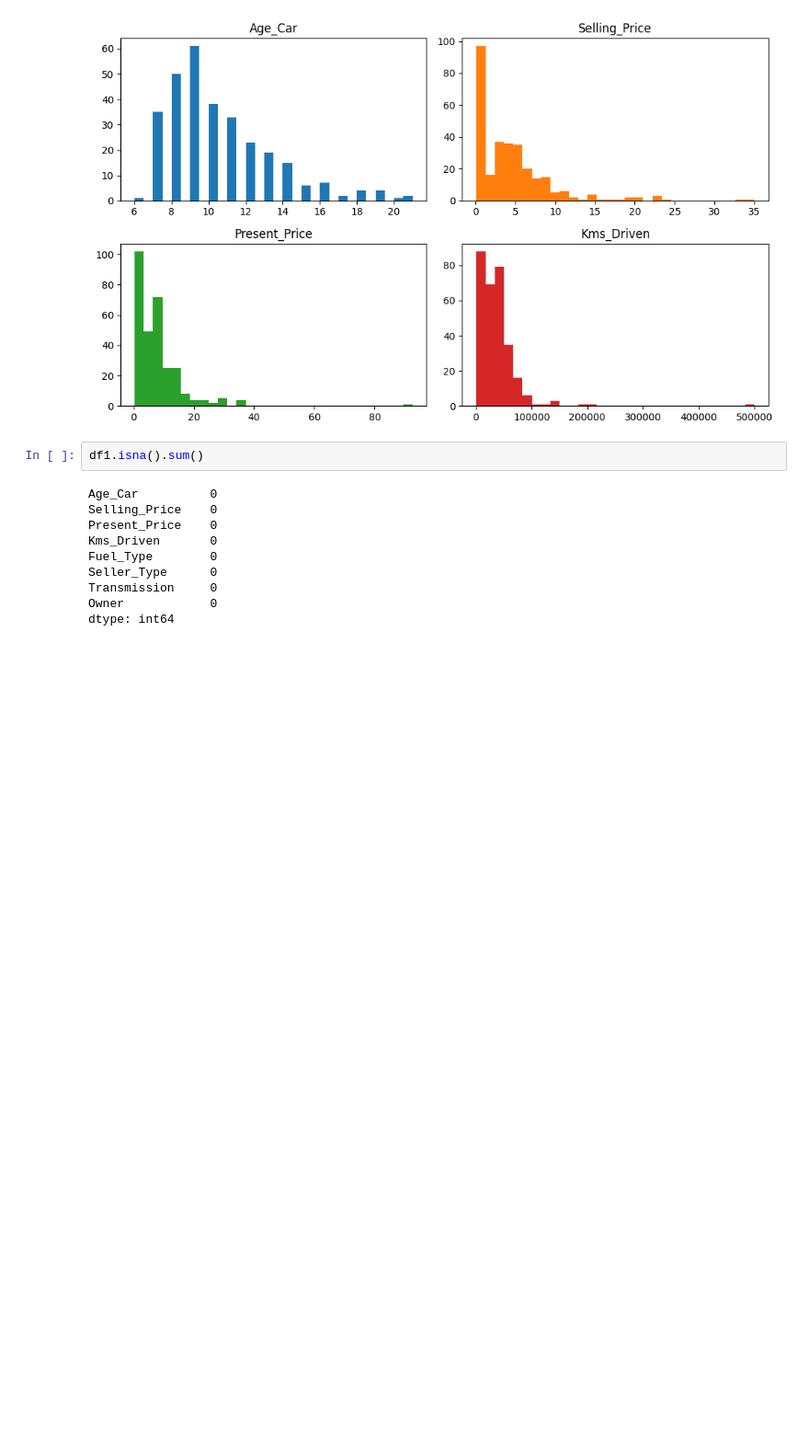
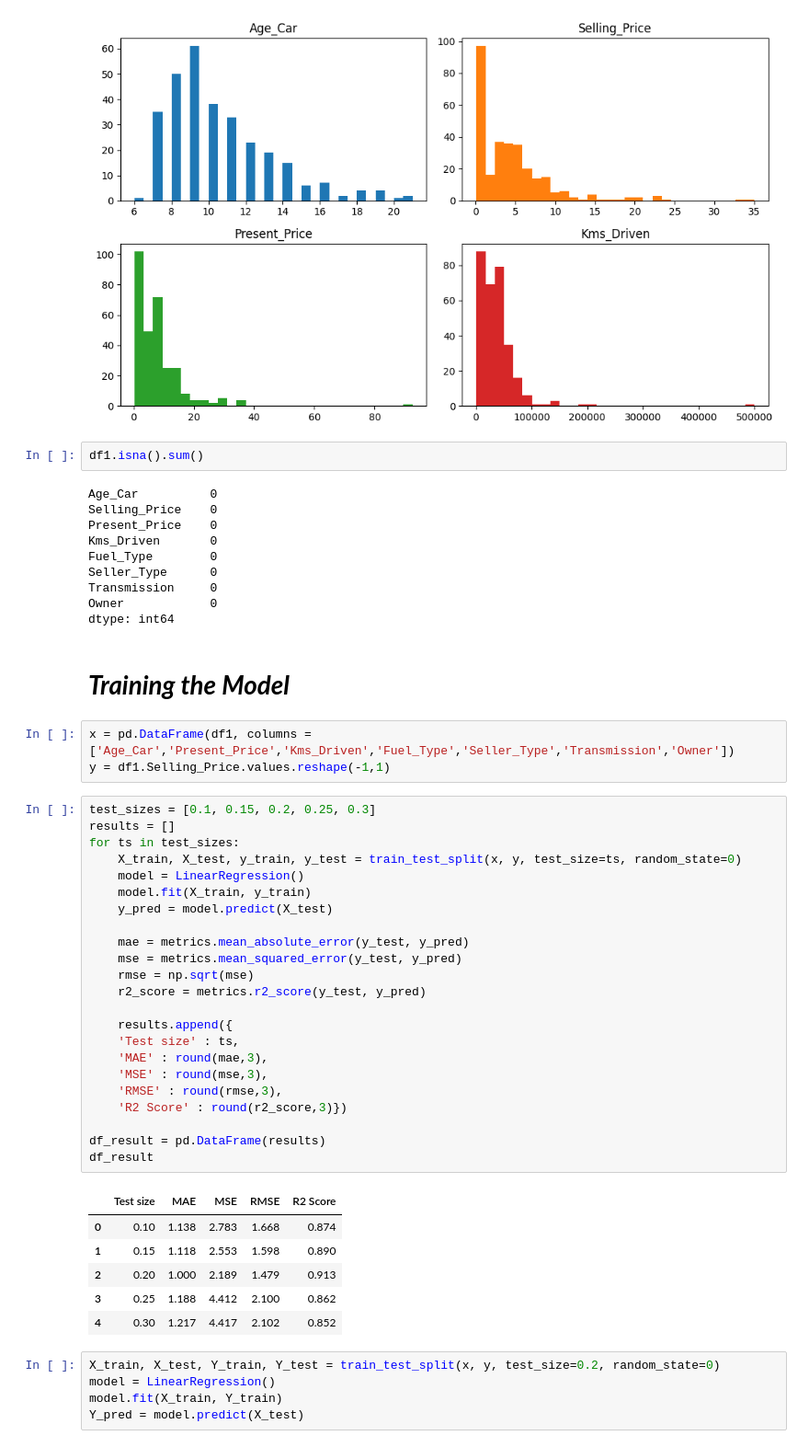
Before and after one commit to pouyarahdan/Regression-Model-Project, a Jupyter notebook: Linear-Regression-Project.ipynb, the cells around one changed output. Shown: that part at 92% size. Drawn from its saved outputs; the diff is of its cells as text; blank space fills up the shorter version.

```diff
--- a/Linear-Regression-Project.ipynb
+++ b/Linear-Regression-Project.ipynb
@@ -349,3 +349,43 @@ Seller_Type      0
 Transmission     0
 Owner            0
 dtype: int64
+# %% [markdown]
+# **_Training the Model_**
+# %%
+x = pd.DataFrame(df1, columns = ['Age_Car','Present_Price','Kms_Driven','Fuel_Type','Seller_Type','Transmission','Owner'])
+y = df1.Selling_Price.values.reshape(-1,1)
+# %%
+test_sizes = [0.1, 0.15, 0.2, 0.25, 0.3]
+results = []
+for ts in test_sizes:
+    X_train, X_test, y_train, y_test = train_test_split(x, y, test_size=ts, random_state=0)
+    model = LinearRegression()
+    model.fit(X_train, y_train)
+    y_pred = model.predict(X_test)
+
+    mae = metrics.mean_absolute_error(y_test, y_pred)
+    mse = metrics.mean_squared_error(y_test, y_pred)
+    rmse = np.sqrt(mse)
+    r2_score = metrics.r2_score(y_test, y_pred)
+
+    results.append({
+    'Test size' : ts,
+    'MAE' : round(mae,3),
+    'MSE' : round(mse,3),
+    'RMSE' : round(rmse,3),
+    'R2 Score' : round(r2_score,3)})
+
+df_result = pd.DataFrame(results)
+df_result
+# %% [output]
+|  | Test size | MAE | MSE | RMSE | R2 Score |
+| 0 | 0.10 | 1.138 | 2.783 | 1.668 | 0.874 |
+| 1 | 0.15 | 1.118 | 2.553 | 1.598 | 0.890 |
+| 2 | 0.20 | 1.000 | 2.189 | 1.479 | 0.913 |
+| 3 | 0.25 | 1.188 | 4.412 | 2.100 | 0.862 |
+| 4 | 0.30 | 1.217 | 4.417 | 2.102 | 0.852 |
+# %%
+X_train, X_test, Y_train, Y_test = train_test_split(x, y, test_size=0.2, random_state=0)
+model = LinearRegression()
+model.fit(X_train, Y_train)
+Y_pred = model.predict(X_test)
```
Also changed, not shown: parts of 1 cell of this notebook.
